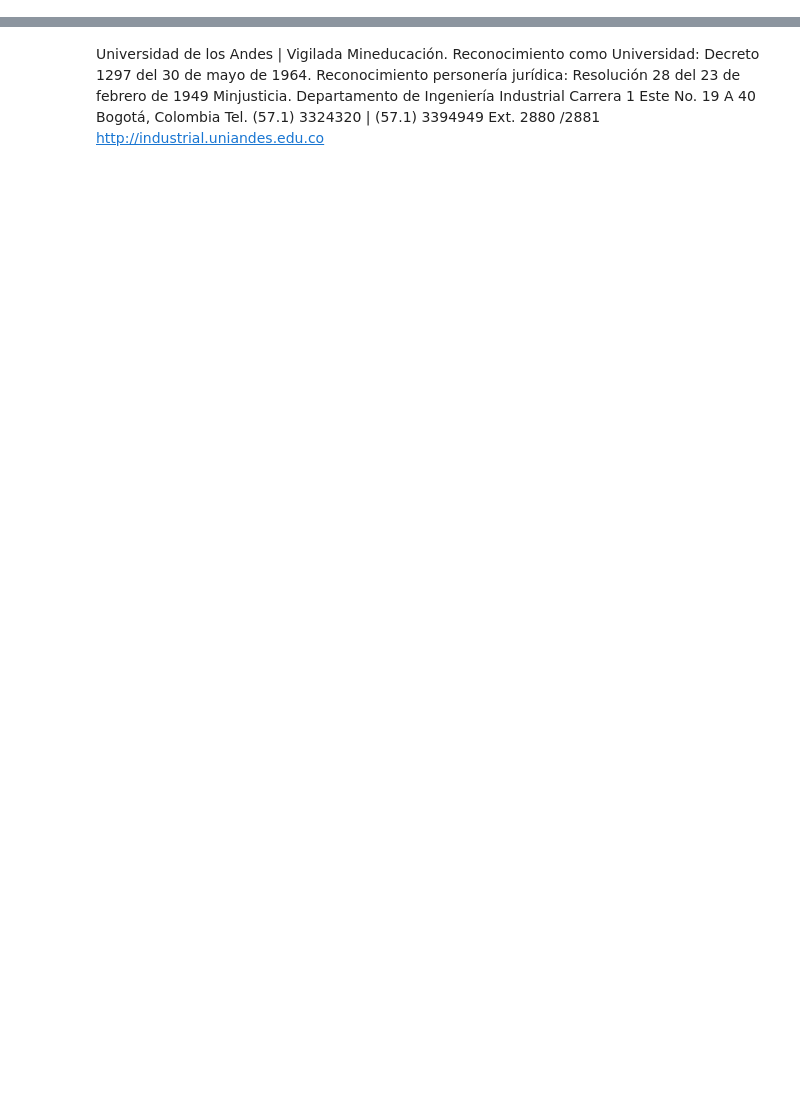
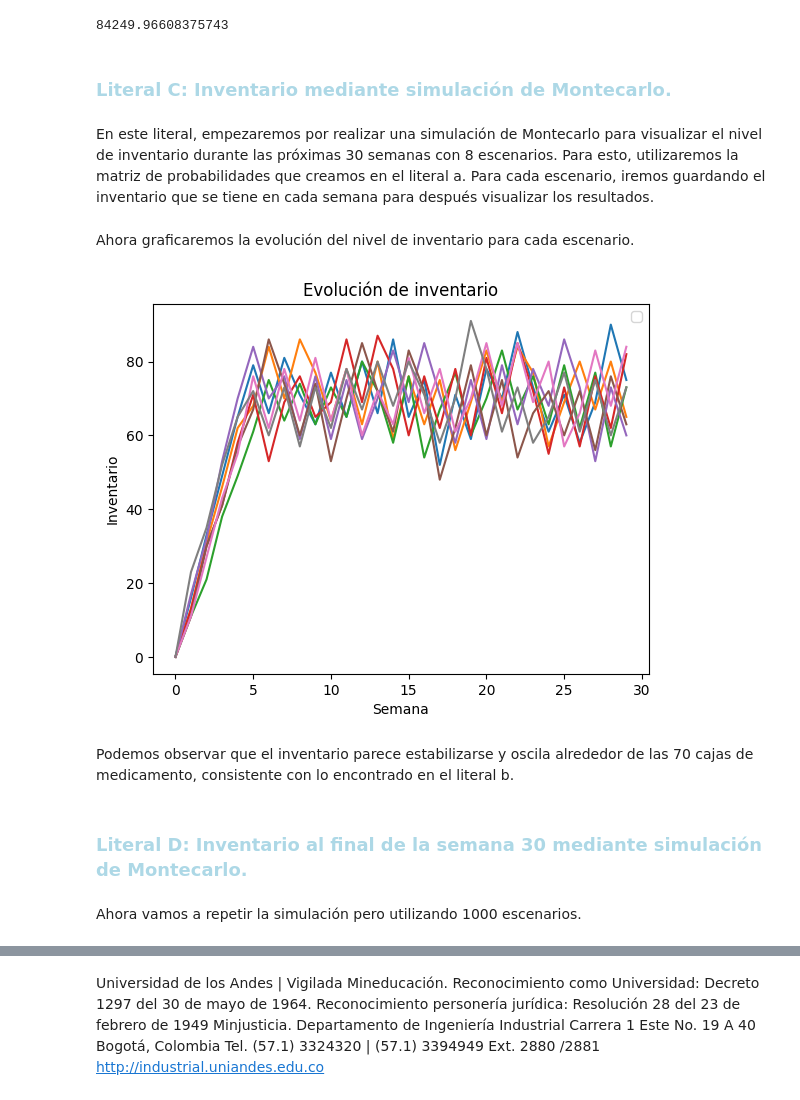
Before and after one commit to modelos-inst/LibroModProb, a Jupyter notebook: content/complementarias/Complementaria9.ipynb, the cells around one changed output, grey strips where cells are left out. Drawn from its saved outputs; the diff is of its cells as text; code cells hidden in the pictures; blank space fills up the shorter version.

```diff
--- a/content/complementarias/Complementaria9.ipynb
+++ b/content/complementarias/Complementaria9.ipynb
@@ -237,0 +264,73 @@ Así, estamos listos para implementar.
+# %%
+#Creamos el vector de estados iniciales
+alpha = np.zeros(101)
+alpha[0] = 1
+
+# Calcula el valor esperado del costo de ordenar de las siguientes 30 semanas
+cOrdenar = 5000
+vEsperadoOrd = 0
+
+for n in range(1,31):
+  # Calcular probabilidades en el transitorio dado el estado inicial
+  probs = cmtd.transient_probabilities(n, alpha)
+
+  # Calcular el valor esperado de ordenar y sumarlo al costo hasta el momento
+  vEsperadoOrd = vEsperadoOrd + np.sum(probs[0:71])*cOrdenar
+
+vEsperadoOrd
+# %% [output]
+84249.96608375743
+# %% [markdown]
+<h3 style="color: #ADD8E6;">Literal C: Inventario mediante simulación de Montecarlo.
+</h3>
+# %% [markdown]
+En este literal, empezaremos por realizar una simulación de Montecarlo para visualizar el nivel de inventario durante las próximas 30 semanas con 8 escenarios. Para esto, utilizaremos la matriz de probabilidades que creamos en el literal a. Para cada escenario, iremos guardando el inventario que se tiene en cada semana para después visualizar los resultados.
+# %%
+escenarios = 8
+semanas = 30
+
+# Inicializar matriz para almacenar la simulación del inventario para cada escenario
+inventario = np.zeros((semanas, escenarios), dtype=float)
+
+# Simular la cadena de Markov
+np.random.seed(0)
+
+for j in range(1, escenarios+1):
+
+  # Definir el estado inicial (inventario inicial)
+  estado =  0
+
+  # Simular las transiciones por 30 semanas
+  for i in range(1, semanas+1):
+
+    # Guardar el inventario actual
+    inventario[i-1,j-1] = estado
+
+    # Obtener estado futuro
+    estado = np.random.choice(estados, p=matrizP[estado])
+# %% [markdown]
+Ahora graficaremos la evolución del nivel de inventario para cada escenario.
+# %%
+# Graficar cada serie (columna de la matriz)
+for i in range(inventario.shape[1]):  # Iterar sobre las columnas
+    plt.plot(inventario[:, i])  # Graficar la i-ésima columna
+
+# Agregar títulos y etiquetas
+plt.title("Evolución de inventario")
+plt.xlabel("Semana")
+plt.ylabel("Inventario")
+
+# Agregar leyenda
+plt.legend()
+
+# Mostrar el gráfico
+plt.show()
+# %% [output]
+[figure, added]
+# %% [markdown]
+Podemos observar que el inventario parece estabilizarse y oscila alrededor de las 70 cajas de medicamento, consistente con lo encontrado en el literal b.
+# %% [markdown]
+<h3 style="color: #ADD8E6;">Literal D: Inventario al final de la semana 30 mediante simulación de Montecarlo.
+</h3>
+# %% [markdown]
+Ahora vamos a repetir la simulación pero utilizando 1000 escenarios.
```
Also changed, not shown: parts of 73 cells of this notebook, 35 other files.
